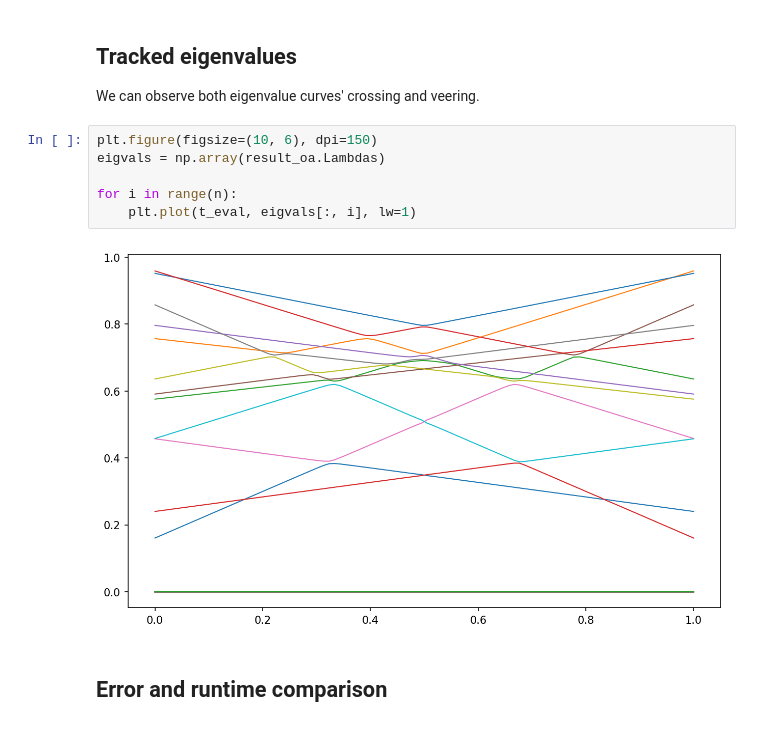
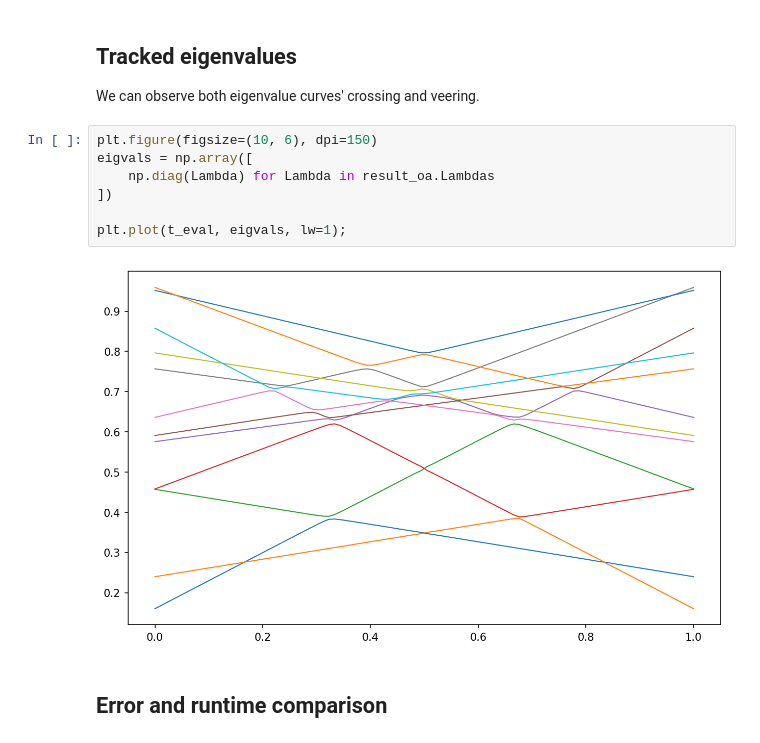
Before and after one commit to t-uda/EigenpairFlow, a Jupyter notebook: notebooks/large_matrix_tracking_demo.ipynb, the cells around one changed output. Drawn from its saved outputs; the diff is of its cells as text.

```diff
--- a/notebooks/large_matrix_tracking_demo.ipynb
+++ b/notebooks/large_matrix_tracking_demo.ipynb
@@ -102,12 +102,13 @@ message: Ogita-Aishima
 We can observe both eigenvalue curves' crossing and veering.
 # %%
 plt.figure(figsize=(10, 6), dpi=150)
-eigvals = np.array(result_oa.Lambdas)
+eigvals = np.array([
+    np.diag(Lambda) for Lambda in result_oa.Lambdas
+])
 
-for i in range(n):
-    plt.plot(t_eval, eigvals[:, i], lw=1)
+plt.plot(t_eval, eigvals, lw=1);
 # %% [output]
-[figure, old version]
+[figure, new version]
 # %% [markdown]
 ## Error and runtime comparison
 # %%
```
Also changed, not shown: parts of 6 cells of this notebook.
